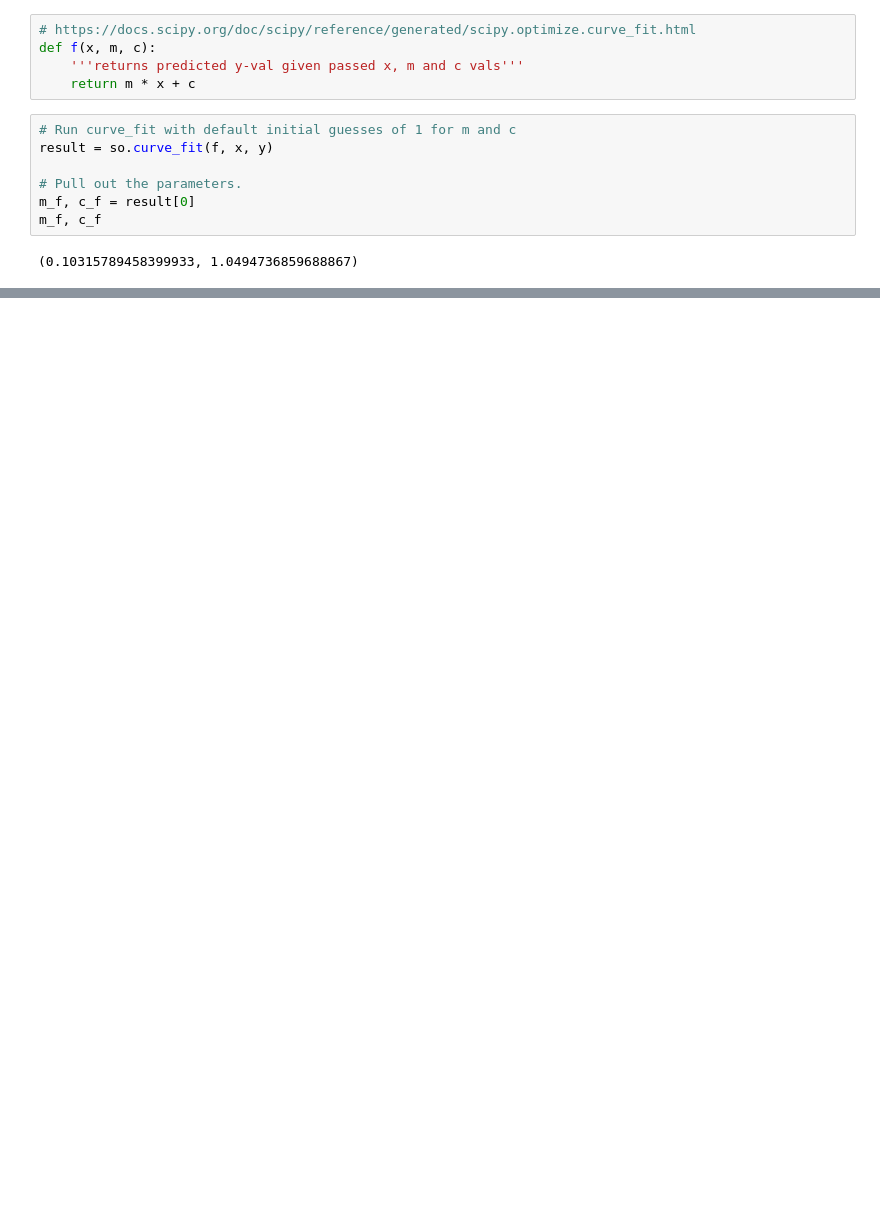
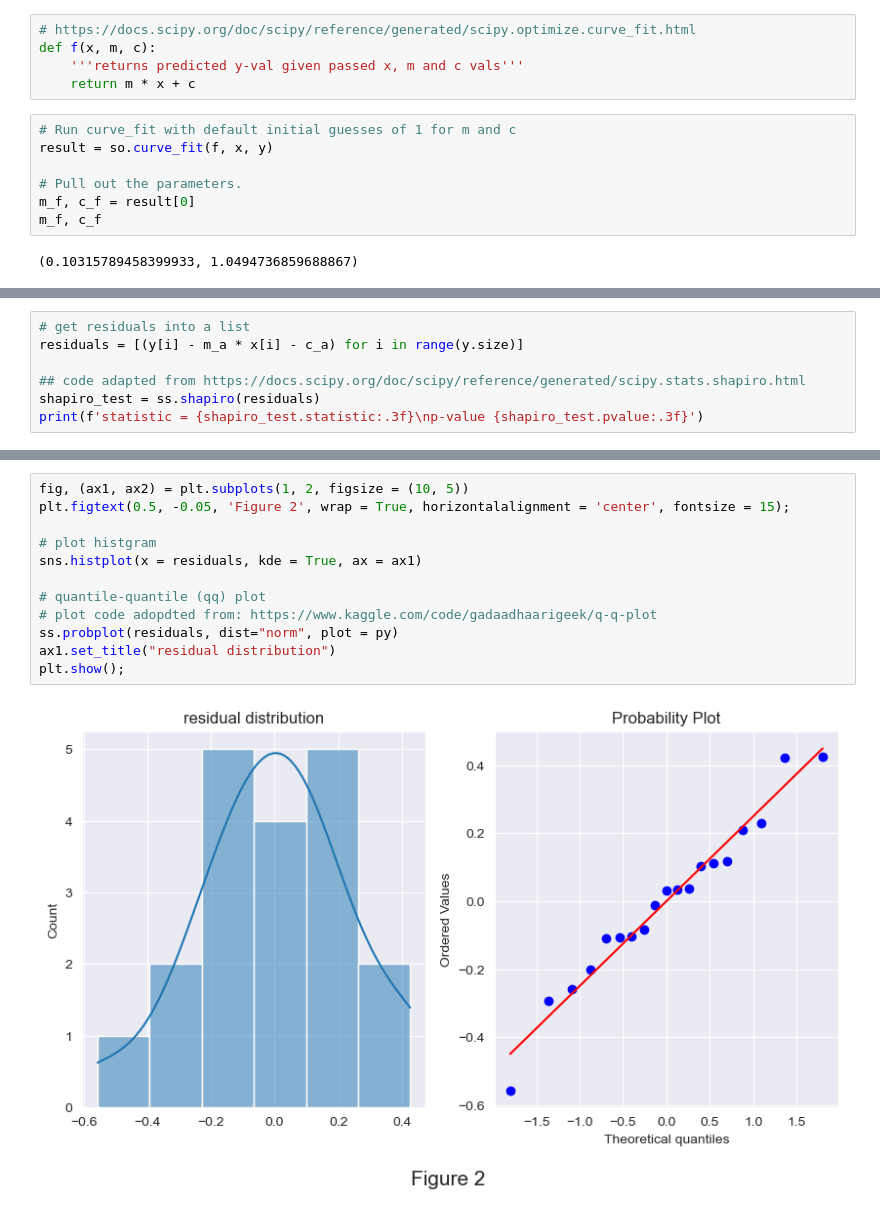
Before and after one commit to CiaranMoran27/machstat-assessment, a Jupyter notebook: practicals/04-models-exercises.ipynb, the cells around one changed output, grey strips where cells are left out. Saved outputs shown, nothing was run; the diff lists cells and outputs as text; blank space fills up the shorter version.

```diff
--- a/practicals/04-models-exercises.ipynb
+++ b/practicals/04-models-exercises.ipynb
@@ -101,0 +154,7 @@ plt.show()
+# %%
+# get residuals into a list
+residuals = [(y[i] - m_a * x[i] - c_a) for i in range(y.size)]
+
+## code adapted from https://docs.scipy.org/doc/scipy/reference/generated/scipy.stats.shapiro.html
+shapiro_test = ss.shapiro(residuals)
+print(f'statistic = {shapiro_test.statistic:.3f}\np-value {shapiro_test.pvalue:.3f}')
@@ -101,0 +166,14 @@ plt.show()
+# %%
+fig, (ax1, ax2) = plt.subplots(1, 2, figsize = (10, 5))
+plt.figtext(0.5, -0.05, 'Figure 2', wrap = True, horizontalalignment = 'center', fontsize = 15);
+
+# plot histgram
+sns.histplot(x = residuals, kde = True, ax = ax1)
+
+# quantile-quantile (qq) plot
+# plot code adopdted from: https://www.kaggle.com/code/gadaadhaarigeek/q-q-plot
+ss.probplot(residuals, dist="norm", plot = py)
+ax1.set_title("residual distribution")
+plt.show();
+# %% [output]
+[figure, added]
```
Also changed, not shown: parts of 19 cells of this notebook.
